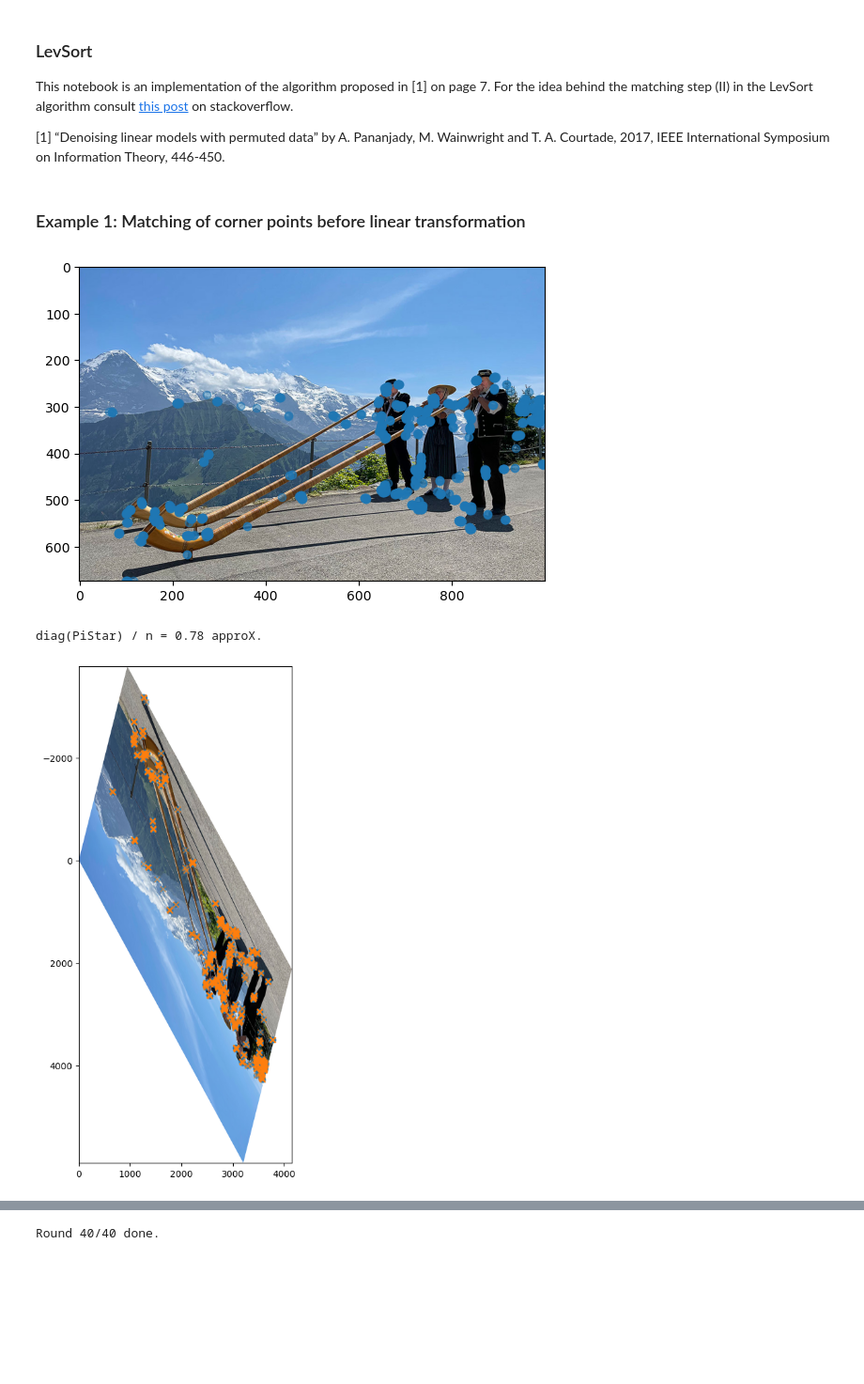
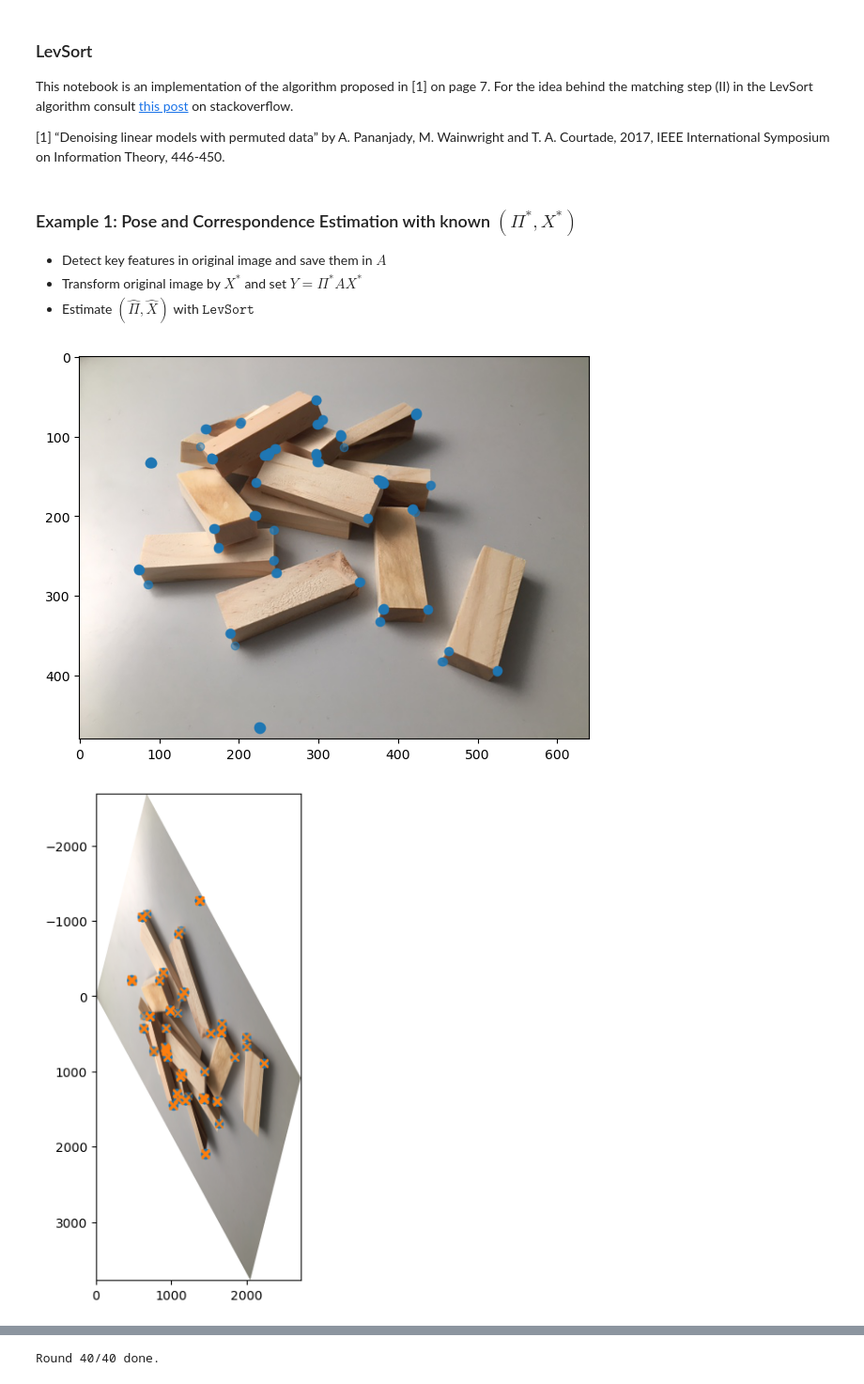
Before and after one commit to ju5chi/Denoising-Linear-Models-with-Permuted-Data, a Jupyter notebook: LevSort.ipynb, the cells around one changed output, grey strips where cells are left out. Shown at 94% size. Drawn from its saved outputs; the diff is of its cells as text; code cells hidden in the pictures; blank space fills up the shorter version.

```diff
--- a/LevSort.ipynb
+++ b/LevSort.ipynb
@@ -31,12 +33,13 @@ def LevSort(denoisedY, A, returnLevScores=False):
     ###
 
     # first, compute SVDs for the two matrices
+
     U_Y, sigmas_Y, _ = np.linalg.svd(denoisedY)
     U_A, sigmas_A, _ = np.linalg.svd(A)
 
     # only consider the reduced forms of the matrices U_Y, U_A
-    kY = min([denoisedY.shape[1], sum([1 if sigma > epsilon else 0 for sigma in sigmas_Y])])
-    kA = min([A.shape[1], sum([1 if sigma > epsilon else 0 for sigma in sigmas_A])])
+    kY = sum([1 if sigma > epsilon else 0 for sigma in sigmas_Y])
+    kA = sum([1 if sigma > epsilon else 0 for sigma in sigmas_A])
 
     U_Y = U_Y[:, :kY]
     U_A = U_A[:, :kA]
@@ -52,6 +55,7 @@ def LevSort(denoisedY, A, returnLevScores=False):
     n = len(lY)
     # np.argsort gives the inverse permutation that is needed to go from the unsorted
     # to the sorted array
+
     piInv_lA = np.argsort(lA)
     piInv_lY = np.argsort(lY)
 
@@ -64,11 +68,13 @@ def LevSort(denoisedY, A, returnLevScores=False):
     # composed with pi_lA to its indices
     permute_lA_to_lY = [piInv_lY[pi_lA[i]] for i in range(n)]
 
+
     # finally construct the permutation matrix Pihat
     Pihat = np.zeros((n, n))
     for i in range(n):
         for j in range(n):
             Pihat[i, j] = 1 if permute_lA_to_lY[j] == i else 0
+
 
     ###
     ### (III) Compute X = pseudoInverse(Pi @ A) @ Y
@@ -95,16 +103,12 @@ def singularValueThresholding(X, lamb, returnSigmasRemoved=False):
 
     return (U * sigmas) @ Vh
 # %%
-def randomPermutation(rng, n, p=0.5):
-    indices = [i for i in range(n)]
-
-    for i, j in combinations(indices.copy(), 2):
-        # do a coin flip with success prob. p if i and j should get transposed
-        if rng.binomial(n=1, p=p/n):
-            index_i = indices.index(i)
-            index_j = indices.index(j)
-            indices[index_j] = i
-            indices[index_i] = j
+def randomPermutation(rng, n):
+    '''
+        function that generates a random nxn permutation matrix
+    '''
+    indices = np.array([i for i in range(n)])
+    rng.shuffle(indices)
 
     PiStar = np.zeros((n, n))
 
@@ -114,32 +118,36 @@ def randomPermutation(rng, n, p=0.5):
 
     return PiStar
 # %% [markdown]
-### Example 1: Matching of corner points before linear transformation
+### Example 1: Pose and Correspondence Estimation with known $(\Pi^*, X^*)$
+
+- Detect key features in original image and save them in $A$
+- Transform original image by $X^*$ and set $Y = \Pi^* A X^*$
+- Estimate $(\hat{\Pi}, \hat{X})$ with $\texttt{LevSort}$
 # %%
 rng = np.random.default_rng(seed=12345)
+parametersHarris = [2, 5, 0.01]
+imageName = 'building_blocks.JPG'
 
 ### detect corners in the picture
-A = detectCorners('alphoerner2.jpg')
+A = detectCorners(imageName, parametersHarris)
 
 ### plot the detected corners
-plotImage('alphoerner2.jpg', A)
+plotImage(imageName, A)
 
 ### construct the permutation matrix PiStar
 n = len(A)
-PiStar = randomPermutation(rng, n, p=0.2)
-print(f'diag(PiStar) / n = {np.sum(np.diag(PiStar))/n :.02} approX.')
+PiStar = randomPermutation(rng, n)
 
 ### construct the linear transformation XStar
 XStar = np.array([[3.2, 5.9], [1.4, -5.6]])
 
 Y = PiStar @ A @ XStar
 
 Pihat, Xhat = LevSort(Y, A)
 Yhat = Pihat @ A @ Xhat
 
-plotTransformedImage('alphoerner2.jpg', XStar, Yhat, Y)
+plotTransformedImage(imageName, XStar, Yhat, Y)
 # %% [output]
-[figure, old version]
+[figure, new version]
-diag(PiStar) / n = 0.78 approX.
-[figure, old version]
+[figure, new version]
 # %% [markdown]
```
Also changed, not shown: parts of 14 cells of this notebook, 2 other files.
